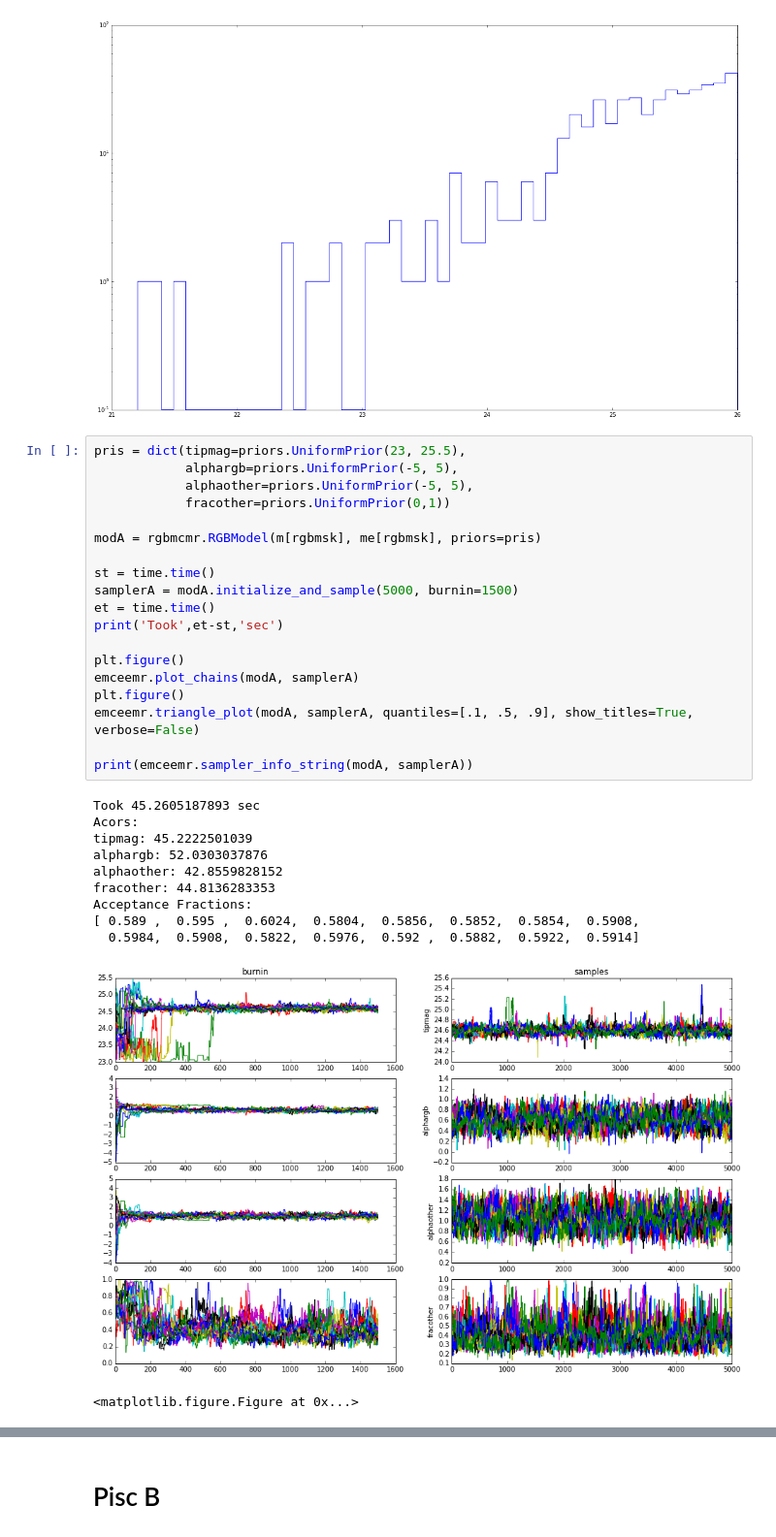
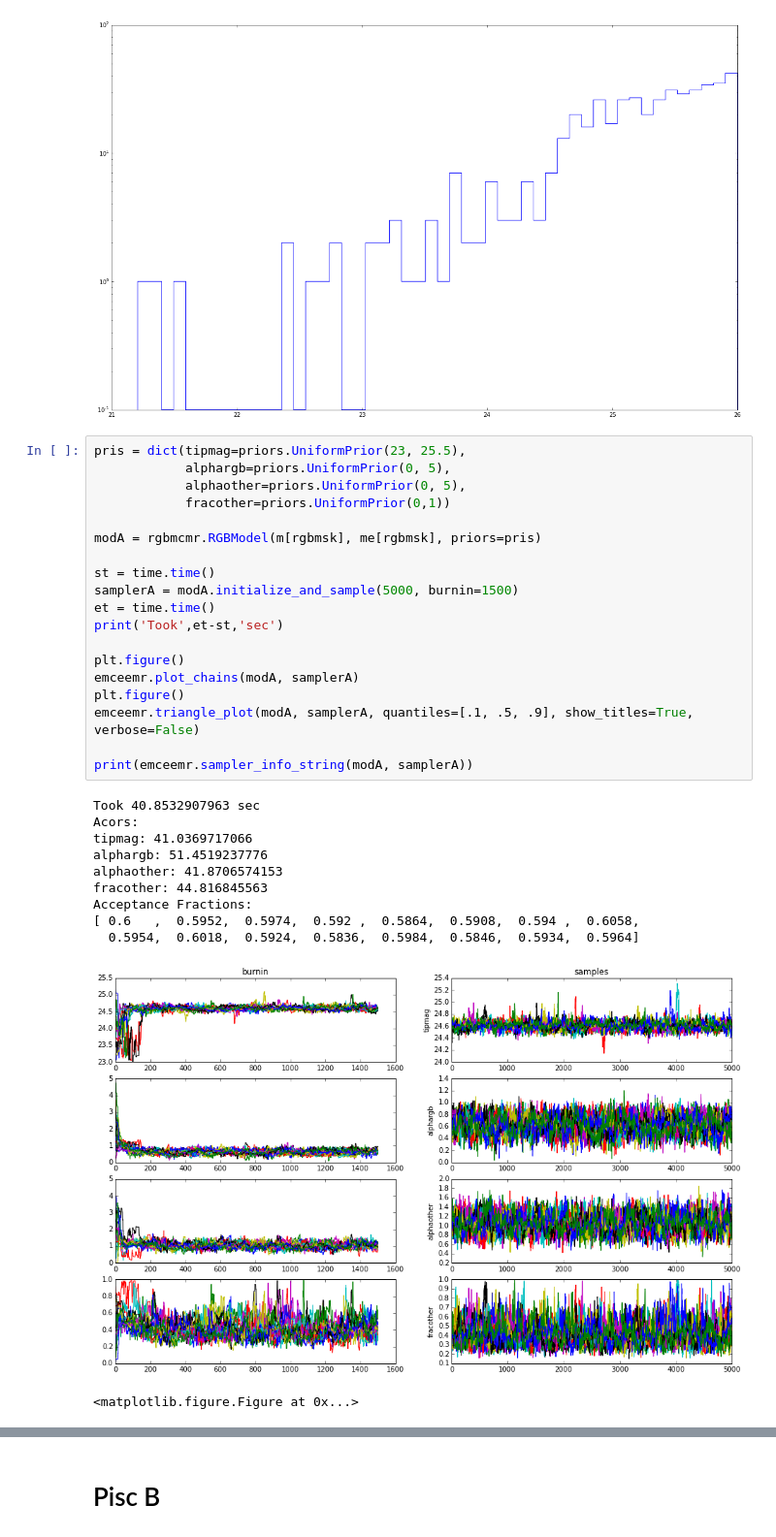
Before and after one commit to eteq/piscdwarfs_hst, a Jupyter notebook: MCMC Distance and ANGST comparisons.ipynb, the cells around one changed output, grey strips where cells are left out. Shown at 97% size. Saved outputs shown, nothing was run; the diff lists cells and outputs as text.

```diff
--- a/MCMC Distance and ANGST comparisons.ipynb
+++ b/MCMC Distance and ANGST comparisons.ipynb
@@ -92,32 +110,32 @@ plt.tight_layout()
 [figure]
 # %%
 pris = dict(tipmag=priors.UniformPrior(23, 25.5),
-            alphargb=priors.UniformPrior(-5, 5),
-            alphaother=priors.UniformPrior(-5, 5),
+            alphargb=priors.UniformPrior(0, 5),
+            alphaother=priors.UniformPrior(0, 5),
             fracother=priors.UniformPrior(0,1))
 
 modA = rgbmcmr.RGBModel(m[rgbmsk], me[rgbmsk], priors=pris)
 
 st = time.time()
 samplerA = modA.initialize_and_sample(5000, burnin=1500)
 et = time.time()
 print('Took',et-st,'sec')
 
 plt.figure()
 emceemr.plot_chains(modA, samplerA)
 plt.figure()
 emceemr.triangle_plot(modA, samplerA, quantiles=[.1, .5, .9], show_titles=True, verbose=False)
 
 print(emceemr.sampler_info_string(modA, samplerA))
 # %% [output]
-Took 45.2605187893 sec
+Took 40.8532907963 sec
 Acors:
-tipmag: 45.2222501039
-alphargb: 52.0303037876
-alphaother: 42.8559828152
-fracother: 44.8136283353
+tipmag: 41.0369717066
+alphargb: 51.4519237776
+alphaother: 41.8706574153
+fracother: 44.816845563
 Acceptance Fractions:
-[ 0.589 ,  0.595 ,  0.6024,  0.5804,  0.5856,  0.5852,  0.5854,  0.5908,
-  0.5984,  0.5908,  0.5822,  0.5976,  0.592 ,  0.5882,  0.5922,  0.5914]
+[ 0.6   ,  0.5952,  0.5974,  0.592 ,  0.5864,  0.5908,  0.594 ,  0.6058,
+  0.5954,  0.6018,  0.5924,  0.5836,  0.5984,  0.5846,  0.5934,  0.5964]
-[figure, old version]
+[figure, new version]
 <matplotlib.figure.Figure at 0x...>
```
Also changed, not shown: parts of 20 cells of this notebook.
